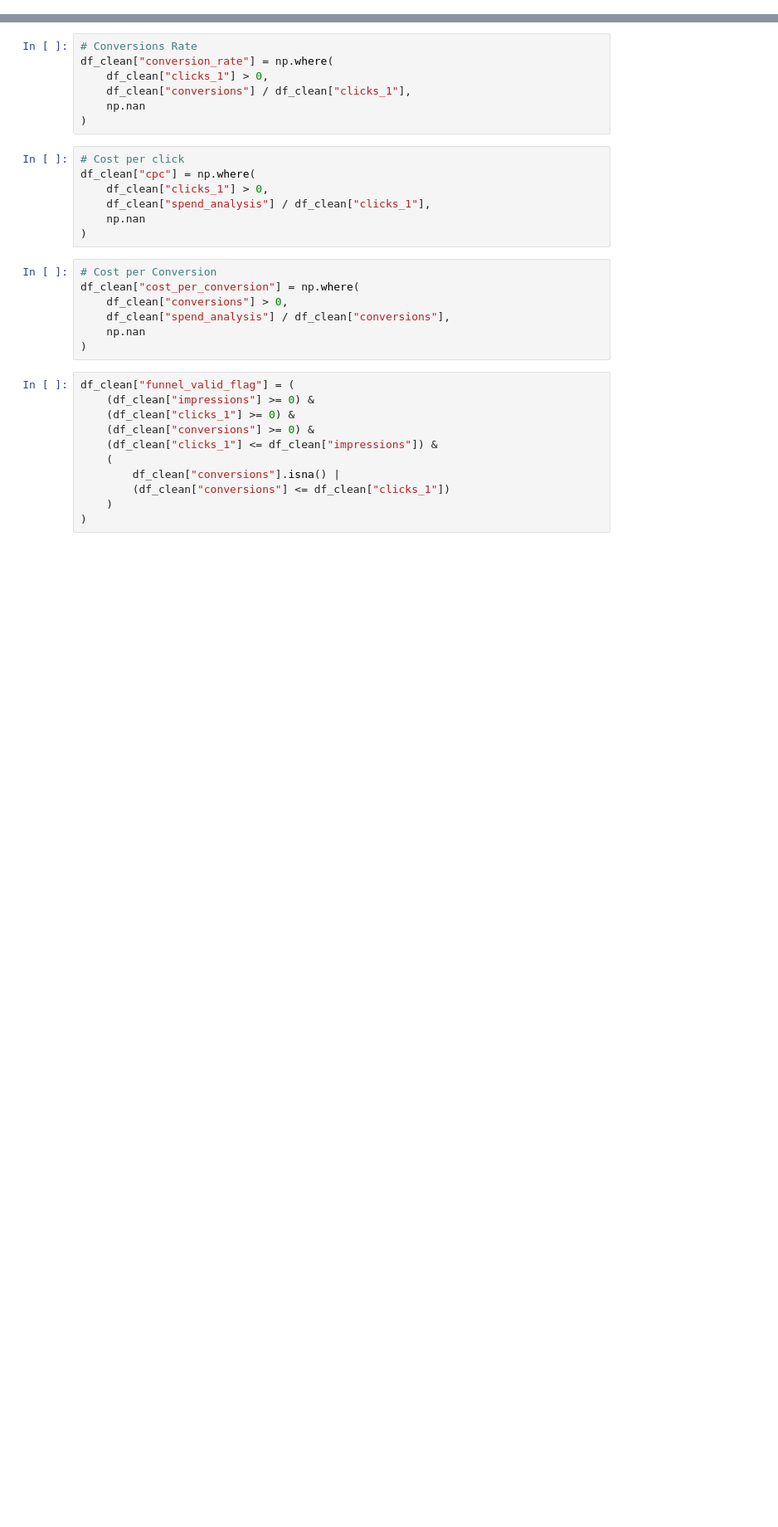
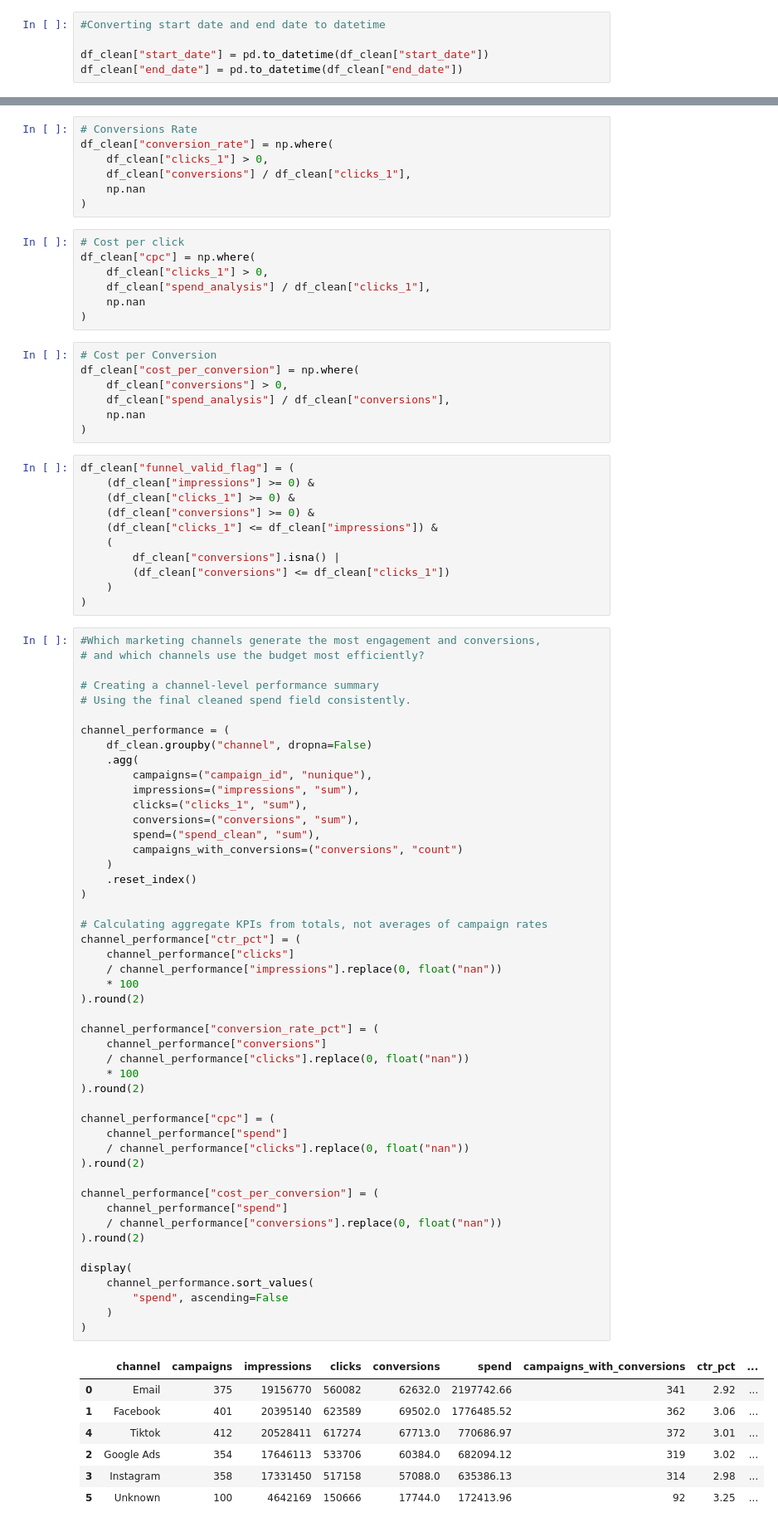
Before and after one commit to Nikita-Ravindra-Albela/Marketing-Performance-Business-Optimization---A-Data-Driven-Decision-Support-Project, a Jupyter notebook: Python/Marketing_Campaign_Cleaning.ipynb, the cells around one changed output, grey strips where cells are left out. Shown at 83% size. Saved outputs shown, nothing was run; the diff lists cells and outputs as text; blank space fills up the shorter version.

```diff
--- a/Python/Marketing_Campaign_Cleaning.ipynb
+++ b/Python/Marketing_Campaign_Cleaning.ipynb
@@ -1895,3 +1979,8 @@ print(df_clean.loc[wrong_end_date, ["campaign_id", "start_date", "end_date"]].he
+# %%
+#Converting start date and end date to datetime
+
+df_clean["start_date"] = pd.to_datetime(df_clean["start_date"])
+df_clean["end_date"] = pd.to_datetime(df_clean["end_date"])
 # %%
 #Checking for campaign duration in days
 
@@ -2584,3 +2700,59 @@ df_clean["funnel_valid_flag"] = (
         (df_clean["conversions"] <= df_clean["clicks_1"])
     )
 )
+# %%
+#Which marketing channels generate the most engagement and conversions,
+# and which channels use the budget most efficiently?
+
+# Creating a channel-level performance summary
+# Using the final cleaned spend field consistently.
+
+channel_performance = (
+    df_clean.groupby("channel", dropna=False)
+    .agg(
+        campaigns=("campaign_id", "nunique"),
+        impressions=("impressions", "sum"),
+        clicks=("clicks_1", "sum"),
+        conversions=("conversions", "sum"),
+        spend=("spend_clean", "sum"),
+        campaigns_with_conversions=("conversions", "count")
+    )
+    .reset_index()
+)
+
+# Calculating aggregate KPIs from totals, not averages of campaign rates
+channel_performance["ctr_pct"] = (
+    channel_performance["clicks"]
+    / channel_performance["impressions"].replace(0, float("nan"))
+    * 100
+).round(2)
+
+channel_performance["conversion_rate_pct"] = (
+    channel_performance["conversions"]
+    / channel_performance["clicks"].replace(0, float("nan"))
+    * 100
+).round(2)
+
+channel_performance["cpc"] = (
+    channel_performance["spend"]
+    / channel_performance["clicks"].replace(0, float("nan"))
+).round(2)
+
+channel_performance["cost_per_conversion"] = (
+    channel_performance["spend"]
+    / channel_performance["conversions"].replace(0, float("nan"))
+).round(2)
+
+display(
+    channel_performance.sort_values(
+        "spend", ascending=False
+    )
+)
+# %% [output]
+|  | channel | campaigns | impressions | clicks | conversions | spend | campaigns_with_conversions | ctr_pct | ... |
+| 0 | Email | 375 | 19156770 | 560082 | 62632.0 | 2197742.66 | 341 | 2.92 | ... |
+| 1 | Facebook | 401 | 20395140 | 623589 | 69502.0 | 1776485.52 | 362 | 3.06 | ... |
+| 4 | Tiktok | 412 | 20528411 | 617274 | 67713.0 | 770686.97 | 372 | 3.01 | ... |
+| 2 | Google Ads | 354 | 17646113 | 533706 | 60384.0 | 682094.12 | 319 | 3.02 | ... |
+| 3 | Instagram | 358 | 17331450 | 517158 | 57088.0 | 635386.13 | 314 | 2.98 | ... |
+| 5 | Unknown | 100 | 4642169 | 150666 | 17744.0 | 172413.96 | 92 | 3.25 | ... |
```
Also changed, not shown: parts of 17 cells of this notebook.
